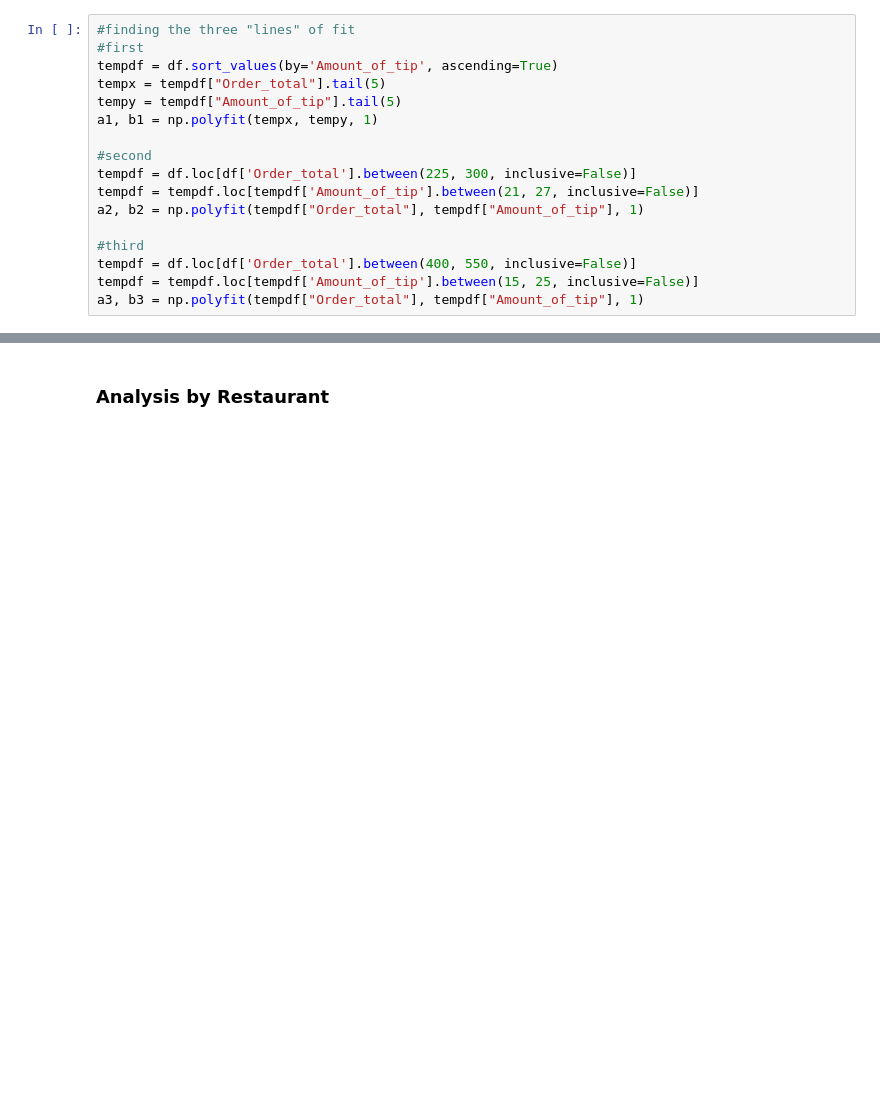
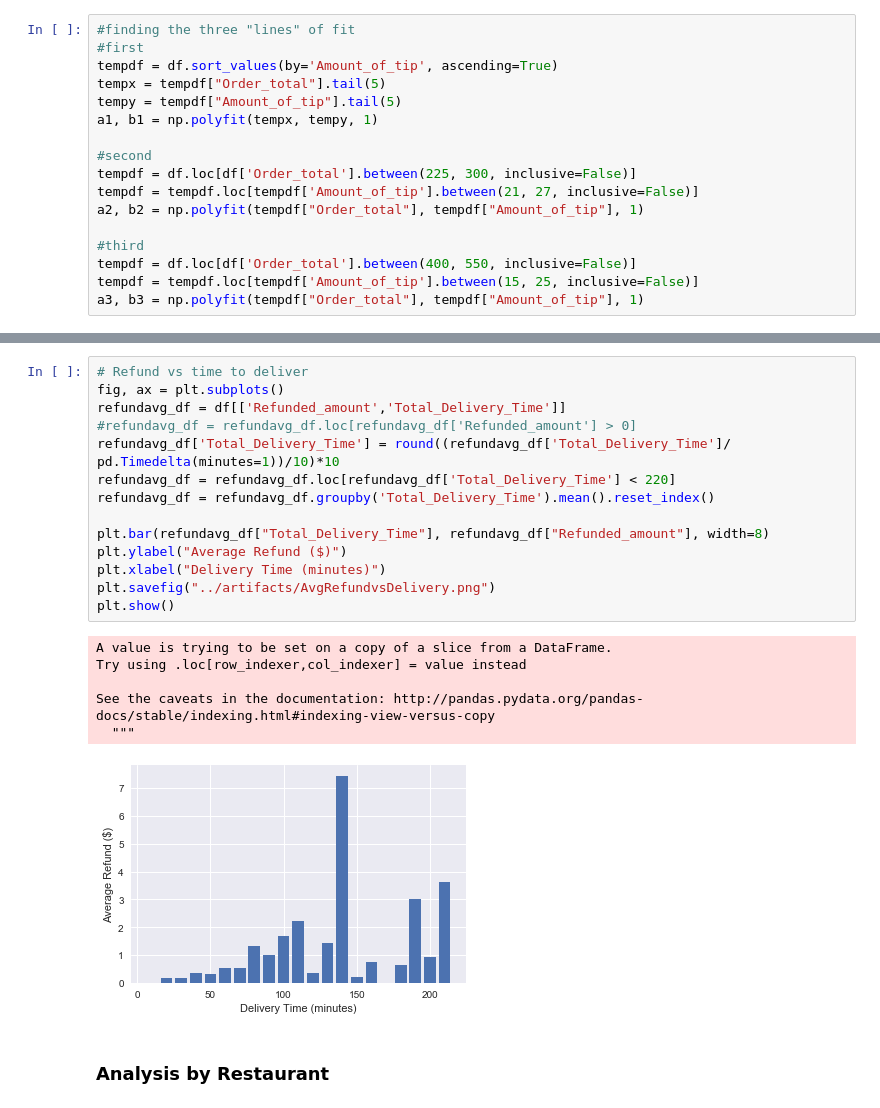
Before and after one commit to toestie/fooddelivery-dataset, a Jupyter notebook: notebooks/analysis.ipynb, the cells around one changed output, grey strips where cells are left out. Cells and saved outputs as stored; diff of their text form; blank space fills up the shorter version.

```diff
--- a/notebooks/analysis.ipynb
+++ b/notebooks/analysis.ipynb
@@ -395,3 +386,24 @@ plt.show()
+# %%
+# Refund vs time to deliver
+fig, ax = plt.subplots()
+refundavg_df = df[['Refunded_amount','Total_Delivery_Time']]
+#refundavg_df = refundavg_df.loc[refundavg_df['Refunded_amount'] > 0]
+refundavg_df['Total_Delivery_Time'] = round((refundavg_df['Total_Delivery_Time']/ pd.Timedelta(minutes=1))/10)*10
+refundavg_df = refundavg_df.loc[refundavg_df['Total_Delivery_Time'] < 220]
+refundavg_df = refundavg_df.groupby('Total_Delivery_Time').mean().reset_index()
+
+plt.bar(refundavg_df["Total_Delivery_Time"], refundavg_df["Refunded_amount"], width=8)
+plt.ylabel("Average Refund ($)")
+plt.xlabel("Delivery Time (minutes)")
+plt.savefig("../artifacts/AvgRefundvsDelivery.png")
+plt.show()
+# %% [output]
+A value is trying to be set on a copy of a slice from a DataFrame.
+Try using .loc[row_indexer,col_indexer] = value instead
+
+See the caveats in the documentation: http://pandas.pydata.org/pandas-docs/stable/indexing.html#indexing-view-versus-copy
+  """
+[figure, added]
 # %% [markdown]
 ### Analysis by Restaurant
 # %%
```
Also changed, not shown: parts of 8 cells of this notebook, 3 other files.
